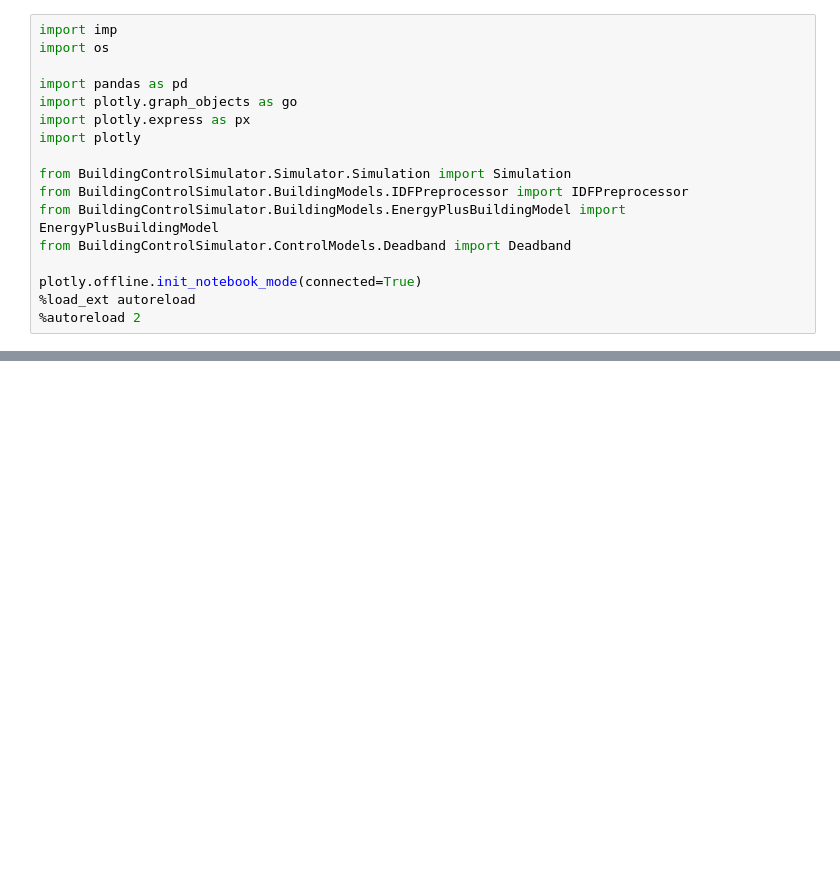
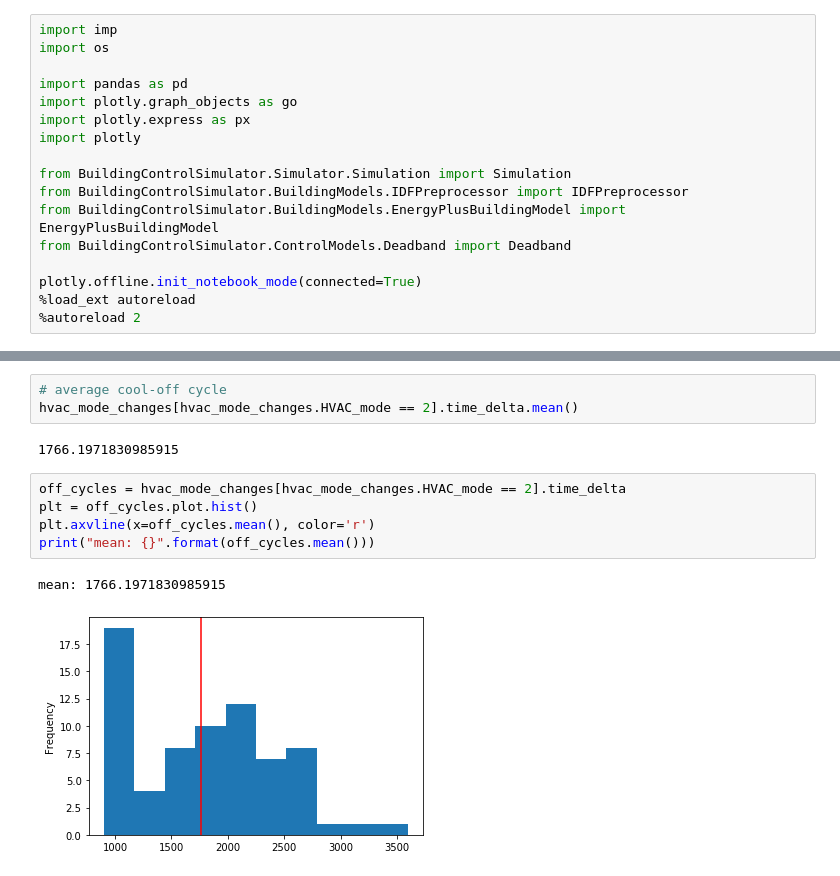
Before and after one commit to ecobee/building-controls-simulator, a Jupyter notebook: notebooks/test_model_sim.ipynb, the cells around one changed output, grey strips where cells are left out. Saved outputs shown, nothing was run; the diff lists cells and outputs as text; blank space fills up the shorter version.

```diff
--- a/notebooks/test_model_sim.ipynb
+++ b/notebooks/test_model_sim.ipynb
@@ -50,0 +138,13 @@ Wall time: 2.9 s
+# %%
+# average cool-off cycle
+hvac_mode_changes[hvac_mode_changes.HVAC_mode == 2].time_delta.mean()
+# %% [output]
+1766.1971830985915
+# %%
+off_cycles = hvac_mode_changes[hvac_mode_changes.HVAC_mode == 2].time_delta
+plt = off_cycles.plot.hist()
+plt.axvline(x=off_cycles.mean(), color='r')
+print("mean: {}".format(off_cycles.mean()))
+# %% [output]
+mean: 1766.1971830985915
+[figure, added]
```
Also changed, not shown: parts of 12 cells of this notebook, 25 other files.
